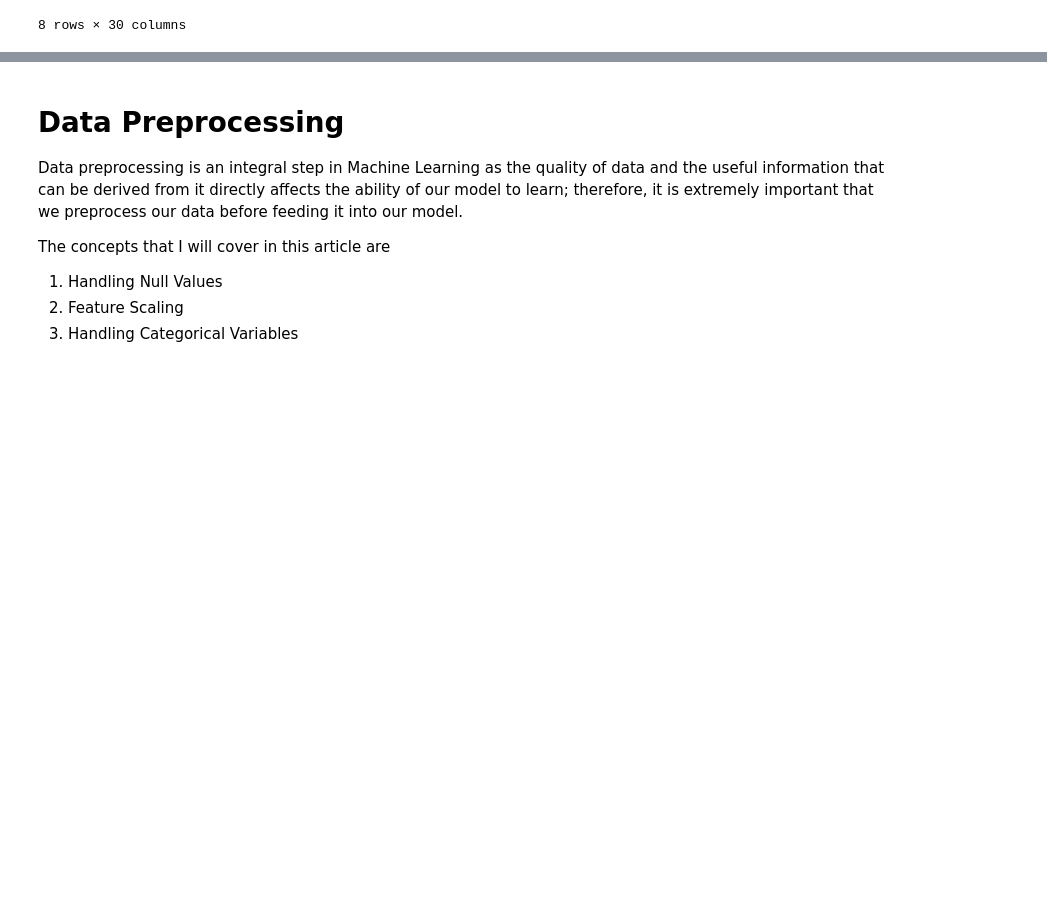
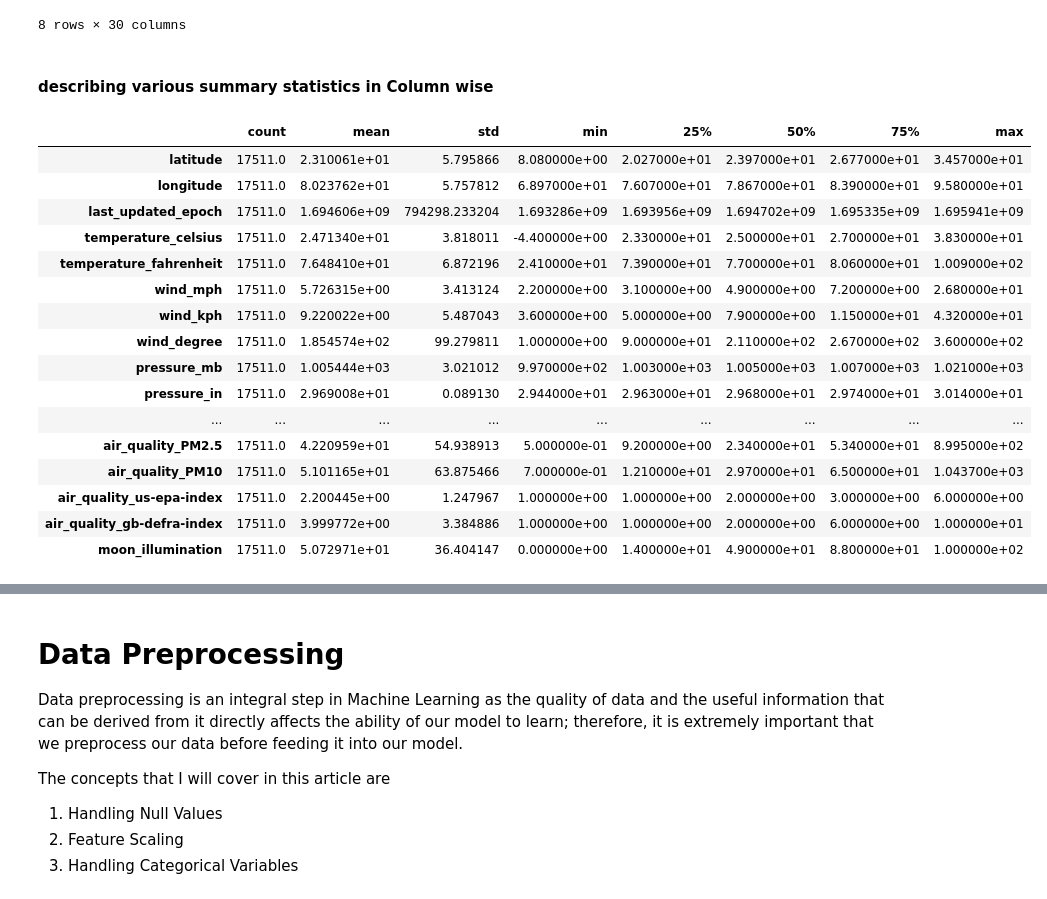
Before and after one commit to MNC145/indian-weather, a Jupyter notebook: project-1 Individual .ipynb, the cells around one changed output, grey strips where cells are left out. Cells and saved outputs as stored; diff of their text form; code cells hidden in the pictures; blank space fills up the shorter version.

```diff
--- a/project-1 Individual .ipynb
+++ b/project-1 Individual .ipynb
@@ -139,3 +191,25 @@ df.describe()
 | 75% | 26.770000 | 83.900000 | 1.695335e+09 | 27.000000 | 80.600000 | 7.200000 | ... |
 | max | 34.570000 | 95.800000 | 1.695941e+09 | 38.300000 | 100.900000 | 26.800000 | ... |
 8 rows × 30 columns
+# %% [markdown]
+#### describing various summary statistics in Column wise
+# %%
+df.describe().T
+# %% [output]
+|  | count | mean | std | min | 25% | 50% | 75% | max |
+| latitude | 17511.0 | 2.310061e+01 | 5.795866 | 8.080000e+00 | 2.027000e+01 | 2.397000e+01 | 2.677000e+01 | 3.457000e+01 |
+| longitude | 17511.0 | 8.023762e+01 | 5.757812 | 6.897000e+01 | 7.607000e+01 | 7.867000e+01 | 8.390000e+01 | 9.580000e+01 |
+| last_updated_epoch | 17511.0 | 1.694606e+09 | 794298.233204 | 1.693286e+09 | 1.693956e+09 | 1.694702e+09 | 1.695335e+09 | 1.695941e+09 |
+| temperature_celsius | 17511.0 | 2.471340e+01 | 3.818011 | -4.400000e+00 | 2.330000e+01 | 2.500000e+01 | 2.700000e+01 | 3.830000e+01 |
+| temperature_fahrenheit | 17511.0 | 7.648410e+01 | 6.872196 | 2.410000e+01 | 7.390000e+01 | 7.700000e+01 | 8.060000e+01 | 1.009000e+02 |
+| wind_mph | 17511.0 | 5.726315e+00 | 3.413124 | 2.200000e+00 | 3.100000e+00 | 4.900000e+00 | 7.200000e+00 | 2.680000e+01 |
+| wind_kph | 17511.0 | 9.220022e+00 | 5.487043 | 3.600000e+00 | 5.000000e+00 | 7.900000e+00 | 1.150000e+01 | 4.320000e+01 |
+| wind_degree | 17511.0 | 1.854574e+02 | 99.279811 | 1.000000e+00 | 9.000000e+01 | 2.110000e+02 | 2.670000e+02 | 3.600000e+02 |
+| pressure_mb | 17511.0 | 1.005444e+03 | 3.021012 | 9.970000e+02 | 1.003000e+03 | 1.005000e+03 | 1.007000e+03 | 1.021000e+03 |
+| pressure_in | 17511.0 | 2.969008e+01 | 0.089130 | 2.944000e+01 | 2.963000e+01 | 2.968000e+01 | 2.974000e+01 | 3.014000e+01 |
+| ... | ... | ... | ... | ... | ... | ... | ... | ... |
+| air_quality_PM2.5 | 17511.0 | 4.220959e+01 | 54.938913 | 5.000000e-01 | 9.200000e+00 | 2.340000e+01 | 5.340000e+01 | 8.995000e+02 |
+| air_quality_PM10 | 17511.0 | 5.101165e+01 | 63.875466 | 7.000000e-01 | 1.210000e+01 | 2.970000e+01 | 6.500000e+01 | 1.043700e+03 |
+| air_quality_us-epa-index | 17511.0 | 2.200445e+00 | 1.247967 | 1.000000e+00 | 1.000000e+00 | 2.000000e+00 | 3.000000e+00 | 6.000000e+00 |
+| air_quality_gb-defra-index | 17511.0 | 3.999772e+00 | 3.384886 | 1.000000e+00 | 1.000000e+00 | 2.000000e+00 | 6.000000e+00 | 1.000000e+01 |
+| moon_illumination | 17511.0 | 5.072971e+01 | 36.404147 | 0.000000e+00 | 1.400000e+01 | 4.900000e+01 | 8.800000e+01 | 1.000000e+02 |
```
Also changed, not shown: parts of 74 cells of this notebook.
